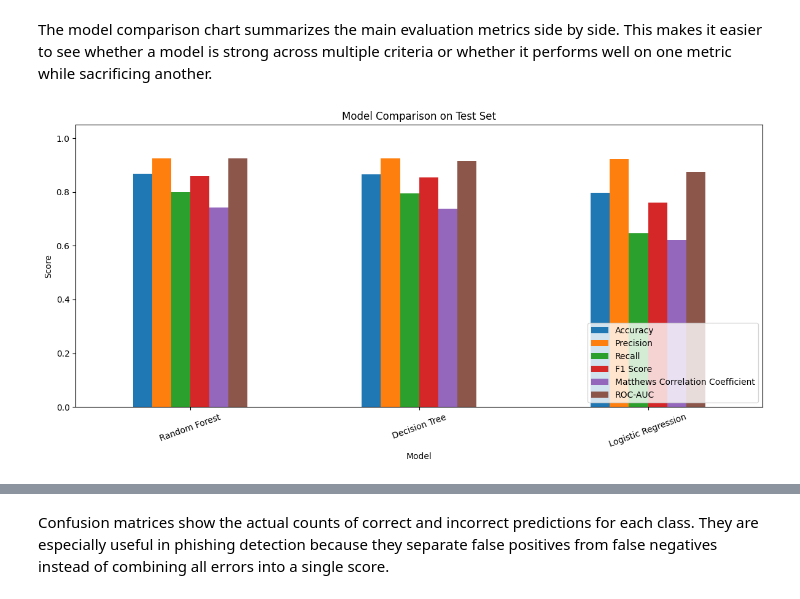
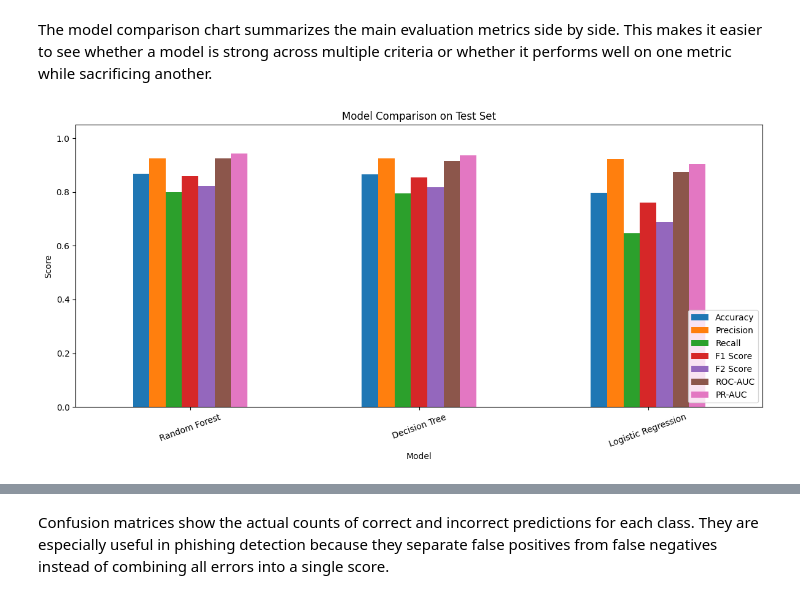
Before and after one commit to silinm12/cyber-phishing-review, a Jupyter notebook: notebook.ipynb, the cells around one changed output, grey strips where cells are left out. Cells and saved outputs as stored; diff of their text form; code cells hidden in the pictures.

```diff
--- a/notebook.ipynb
+++ b/notebook.ipynb
@@ -17,7 +17,15 @@ import pandas as pd
 
 os.environ.setdefault("MPLCONFIGDIR", str(Path("figures") / ".matplotlib"))
 
-DATA_PATH = Path("../Phishing-Website-Detection/DataFiles/5.urldata.csv")
+DATA_PATH = Path("data/5.urldata.csv")
+
+if not DATA_PATH.exists():
+    raise FileNotFoundError(
+        "Dataset not found at data/5.urldata.csv. "
+        "Create the local data/ folder if needed and copy 5.urldata.csv "
+        "from the original repository's DataFiles/ directory into data/. "
+        "Original repository: https://github.com/gangeshbaskerr/Phishing-Website-Detection"
+    )
 
 df = pd.read_csv(DATA_PATH)
 
@@ -451,13 +459,19 @@ In phishing detection, a false positive means a legitimate website is incorrectl
 # %% [markdown]
 The Logistic Regression model uses the `StandardScaler` preprocessing pipeline defined earlier. The tree-based models use the unscaled numeric features because decision trees and random forests do not require standardized feature scales for their split-based learning process.
 # %%
+import warnings
+
+from sklearn.base import clone
 from sklearn.linear_model import LogisticRegression
 from sklearn.metrics import (
     ConfusionMatrixDisplay,
     accuracy_score,
+    average_precision_score,
     confusion_matrix,
     f1_score,
+    fbeta_score,
     matthews_corrcoef,
+    precision_recall_curve,
     precision_score,
     recall_score,
     roc_auc_score,
@@ -465,15 +479,19 @@ from sklearn.metrics import (
 from sklearn.ensemble import RandomForestClassifier
 from sklearn.tree import DecisionTreeClassifier
 
-models = {
-    "Logistic Regression": Pipeline(steps=[
-        ("preprocessor", logistic_preprocessing_pipeline),
-        ("classifier", LogisticRegression(max_iter=1000, random_state=42)),
-    ]),
-    "Decision Tree": DecisionTreeClassifier(random_state=42),
-    "Random Forest": RandomForestClassifier(n_estimators=200, random_state=42, n_jobs=-1),
-}
 
+def make_models():
+    return {
+        "Logistic Regression": Pipeline(steps=[
+            ("preprocessor", logistic_preprocessing_pipeline),
+            ("classifier", LogisticRegression(max_iter=1000, random_state=42)),
+        ]),
+        "Decision Tree": DecisionTreeClassifier(random_state=42),
+        "Random Forest": RandomForestClassifier(n_estimators=200, random_state=42, n_jobs=-1),
+    }
+
+
+models = make_models()
 models
 # %% [output]
 {'Logistic Regression': Pipeline(steps=[('preprocessor',
@@ -540,26 +579,27 @@ The model comparison chart summarizes the main evaluation metrics side by side.
 # %%
 metric_columns = [
     "Accuracy",
     "Precision",
     "Recall",
     "F1 Score",
-    "Matthews Correlation Coefficient",
+    "F2 Score",
     "ROC-AUC",
+    "PR-AUC",
 ]
 
 comparison_plot_data = results_df.set_index("Model")[metric_columns]
 
 fig, ax = plt.subplots(figsize=(12, 6))
 comparison_plot_data.plot(kind="bar", ax=ax)
 ax.set_title("Model Comparison on Test Set")
 ax.set_xlabel("Model")
 ax.set_ylabel("Score")
 ax.set_ylim(0, 1.05)
 ax.tick_params(axis="x", rotation=20)
 ax.legend(loc="lower right")
 
 fig.tight_layout()
 fig.savefig(FIGURES_DIR / "model_comparison.png", dpi=150, bbox_inches="tight")
 plt.show()
 # %% [output]
-[figure, old version]
+[figure, new version]
```
Also changed, not shown: parts of 39 cells of this notebook, 10 other files.
